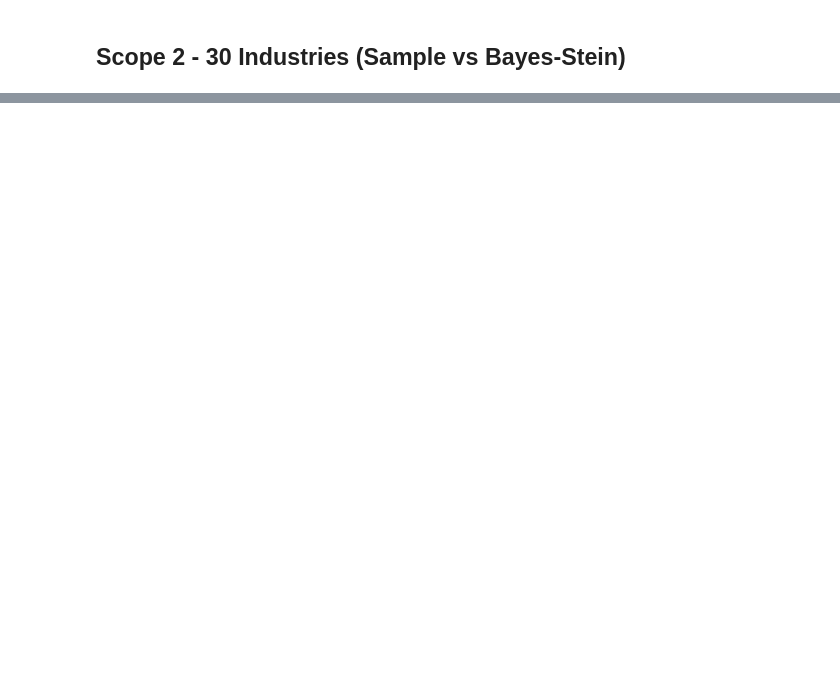
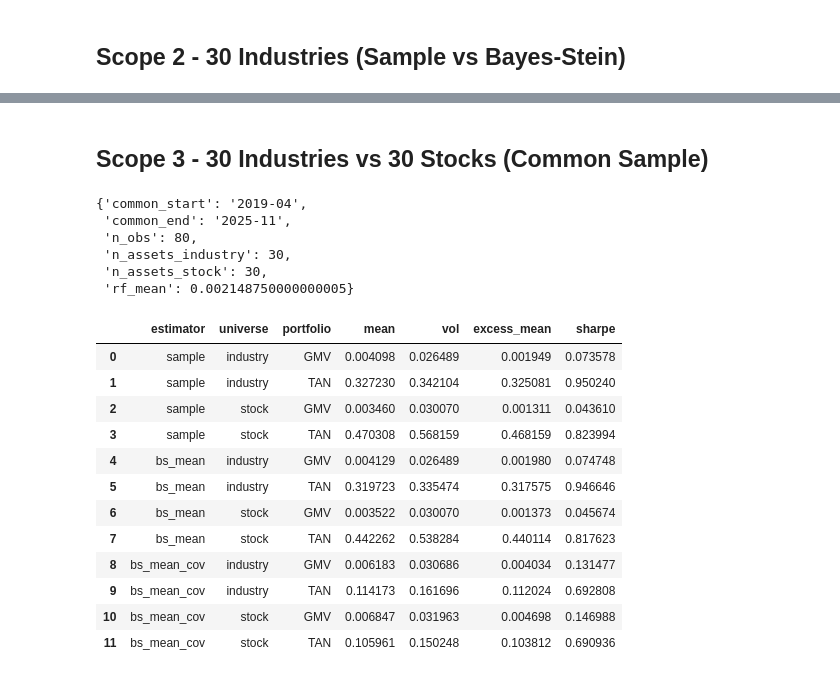
Before and after one commit to eomoran/fin41360-group-asst, a Jupyter notebook: fin41360_report.ipynb, the cells around one changed output, grey strips where cells are left out. Saved outputs shown, nothing was run; the diff lists cells and outputs as text; code cells hidden in the pictures; blank space fills up the shorter version.

```diff
--- a/fin41360_report.ipynb
+++ b/fin41360_report.ipynb
@@ -30,0 +86,28 @@ Add Scope 3-7 by calling the corresponding workflow functions once implemented.
+# %% [markdown]
+## Scope 3 - 30 Industries vs 30 Stocks (Common Sample)
+# %%
+scope3 = run_scope3_industries_vs_stocks(ind, stocks, rf_gross, cov_shrink=0.1)
+scope3['inputs']
+# %% [output]
+{'common_start': '2019-04',
+ 'common_end': '2025-11',
+ 'n_obs': 80,
+ 'n_assets_industry': 30,
+ 'n_assets_stock': 30,
+ 'rf_mean': 0.002148750000000005}
+# %%
+scope3['summary_tables']['gmv_tan']
+# %% [output]
+|  | estimator | universe | portfolio | mean | vol | excess_mean | sharpe |
+| 0 | sample | industry | GMV | 0.004098 | 0.026489 | 0.001949 | 0.073578 |
+| 1 | sample | industry | TAN | 0.327230 | 0.342104 | 0.325081 | 0.950240 |
+| 2 | sample | stock | GMV | 0.003460 | 0.030070 | 0.001311 | 0.043610 |
+| 3 | sample | stock | TAN | 0.470308 | 0.568159 | 0.468159 | 0.823994 |
+| 4 | bs_mean | industry | GMV | 0.004129 | 0.026489 | 0.001980 | 0.074748 |
+| 5 | bs_mean | industry | TAN | 0.319723 | 0.335474 | 0.317575 | 0.946646 |
+| 6 | bs_mean | stock | GMV | 0.003522 | 0.030070 | 0.001373 | 0.045674 |
+| 7 | bs_mean | stock | TAN | 0.442262 | 0.538284 | 0.440114 | 0.817623 |
+| 8 | bs_mean_cov | industry | GMV | 0.006183 | 0.030686 | 0.004034 | 0.131477 |
+| 9 | bs_mean_cov | industry | TAN | 0.114173 | 0.161696 | 0.112024 | 0.692808 |
+| 10 | bs_mean_cov | stock | GMV | 0.006847 | 0.031963 | 0.004698 | 0.146988 |
+| 11 | bs_mean_cov | stock | TAN | 0.105961 | 0.150248 | 0.103812 | 0.690936 |
```
Also changed, not shown: parts of 29 cells of this notebook, 4 other files.
